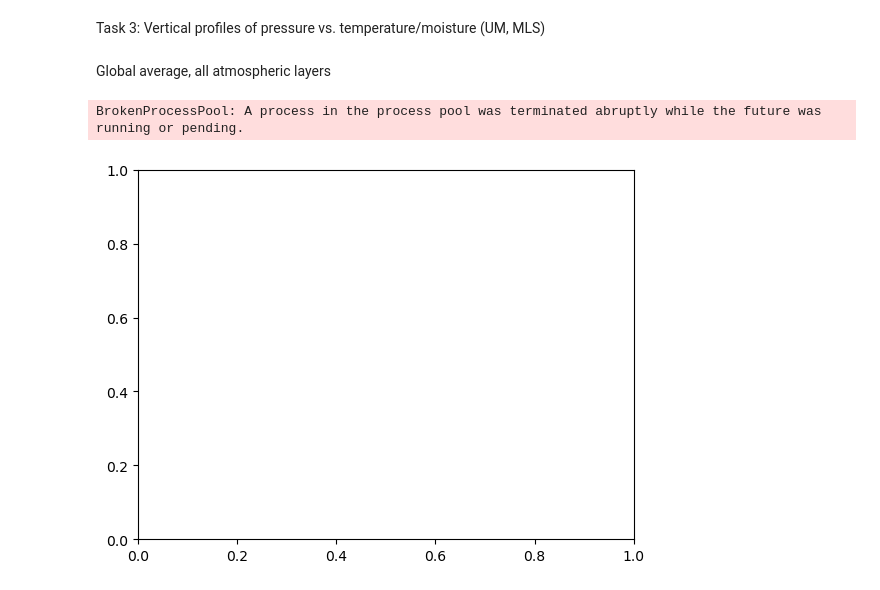
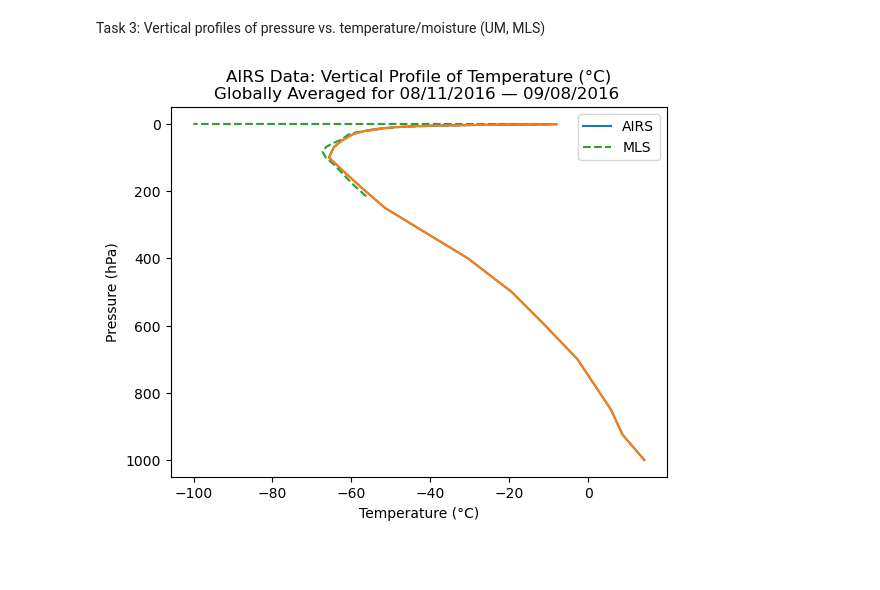
Before and after one commit to sierrastevnson/JPL-DeepConvection, a Jupyter notebook: Tasks/Code/task3_verticalprofiles.ipynb, the cells around one changed output. Drawn from its saved outputs; the diff is of its cells as text; code cells hidden in the pictures; blank space fills up the shorter version.

```diff
--- a/Tasks/Code/task3_verticalprofiles.ipynb
+++ b/Tasks/Code/task3_verticalprofiles.ipynb
@@ -42,6 +44,7 @@ from pydap.client import open_url
 hPa_to_Pa = 100
 kgkg_to_ppmv = 1.608 * 10 ** 6
 VMR_to_ppmv = 10 ** 6
+K_to_C = 273.15
 
 # Monsoon region coordinates (format: [lon1,lon2,lat1,lat2])
 # Asian Monsoon
@@ -51,3 +54,12 @@ AM_box = [[20,40],[40,140]]
 # North American Monsoon
 NAM_coords = [-140,-40,-10,50]
 NAM_box = [[-10,40],[-140,60]]
+
+# Function to select region
+def RegionSelect(arr, region):
+    if region == "AM":
+        return xarr.sel(latitude=slice(AM_coords[2],AM_coords[3])).sel(longitude=slice(AM_coords[0],AM_coords[1]))
+    elif region == "NAM":
+        return xarr.sel(latitude=slice(NAM_coords[2],NAM_coords[3])).sel(longitude=slice(NAM_coords[0],AM_coords[1]))
+    else:
+        print("Region must be either AM or NAM.")
@@ -90,6 +101,8 @@ KeyboardInterrupt:
 # %%
 AIRS_data = AIRS_data_yrly
 AIRS_prs = AIRS_data['StdPressureLev:ascending']
+# %%
+AIRS_ta = AIRS_data['Temperature_A'].mean(dim=['XDim:ascending','YDim:ascending','time']).to_numpy() - K_to_C
 # %%
 AIRS_data = AIRS_data_yrly.mean(dim='time')
 
@@ -122,0 +163,2 @@ UM Data
+# %%
+MLS_ta = MLS_ta_hrly.mean(dim=['day','profile'])
@@ -208,7 +291,7 @@ GPM_name = "GPM_MERGIR Data
 # %% [markdown]
 Functions for figure creation
 # %%
-def CreateVertProfile(arr, arr_prs, arr2=0, arr2_prs=None, data_label="Moisture", source="AIRS", source2="MLS", date_range=date_range, custom_units=None, full_AIRS=None, layer="all"):
+def CreateVertProfile(arr, arr_prs, arr2, arr2_prs, arr3=0, arr3_prs=None, data_label="Moisture", source="AIRS", source2="", source3="MLS", date_range=date_range, geographic_range="Globally Averaged", custom_units=None, full_AIRS=None, layer="all"):
     if data_label == "Moisture":
         units = "ppmv"
         color = "darkblue"
@@ -218,7 +301,6 @@ def CreateVertProfile(arr, arr_prs, arr2=0, arr2_prs=None, data_label="Moisture"
     else:
         units = custom_units
 
-
     if "layer" == "UTLS":
         plt.ylim(50,300)
         layer_label=", Upper Troposphere/Lower Atmosphere only"
@@ -226,26 +308,32 @@ def CreateVertProfile(arr, arr_prs, arr2=0, arr2_prs=None, data_label="Moisture"
         layer_label=""
 
 
-    plt.title(f"{source} Data: Vertical Profile of {data_label} ({units})\nfor {date_range} {layer_label}")
+    article = ["",""]
+
+    if source2:
+        article[0] = " and "
+
+    if geographic_range != "Globally Averaged":
+        article[1] = "in "
+
+    plt.title(f"{source}{article[0]}{source2} Data: Vertical Profile of {data_label} ({units})\n{article[1]}{geographic_range} for {date_range} {layer_label}")
     plt.ylabel("Pressure (hPa)")
     plt.xlabel(f"{data_label} ({units})")
     plt.gca().invert_yaxis()
 
-    plt.plot(arr, arr_prs, label=source, color=color)
+    plt.plot(arr, arr_prs, label=source)
+    plt.plot(arr2, arr2_prs, label=source2)
 
-    if np.array(arr2).any() == True:
-        plt.plot(arr2, arr2_prs, label=source2, color="gray")
-        plt.legend()
+    if np.array(arr3).any() == True:
+        plt.plot(arr3, arr3_prs, label=source3, linestyle='--', zorder=0)
     if full_AIRS == True:
-        plt.plot(AIRS_h2o, AIRS_h2o_prs, label="AIRS (full)", zorder=-1, alpha=1, linewidth=2, linestyle="--", color="darkblue")
+        plt.plot(AIRS_h2o, AIRS_h2o_prs, label="AIRS (full)", zorder=-1, alpha=1, linewidth=2, linestyle="--")
+    plt.legend()
     plt.show()
 # %% [markdown]
 Task 3: Vertical profiles of pressure vs. temperature/moisture (UM, MLS)
-# %% [markdown]
-Global average, all atmospheric layers
-# %%
-plt.plot(UM_hus_globalavg, UM_prs_globalavg)
-# %% [output]
-BrokenProcessPool: A process in the process pool was terminated abruptly while the future was running or pending.
-[figure, removed]
+# %%
+CreateVertProfile(AIRS_ta, AIRS_prs, AIRS_ta, AIRS_prs, MLS_ta, MLS_ta_prs, source3="MLS", data_label="Temperature")
+# %% [output]
+[figure, added]
 # %%
```
Also changed, not shown: parts of 29 cells of this notebook, 3 other files.
